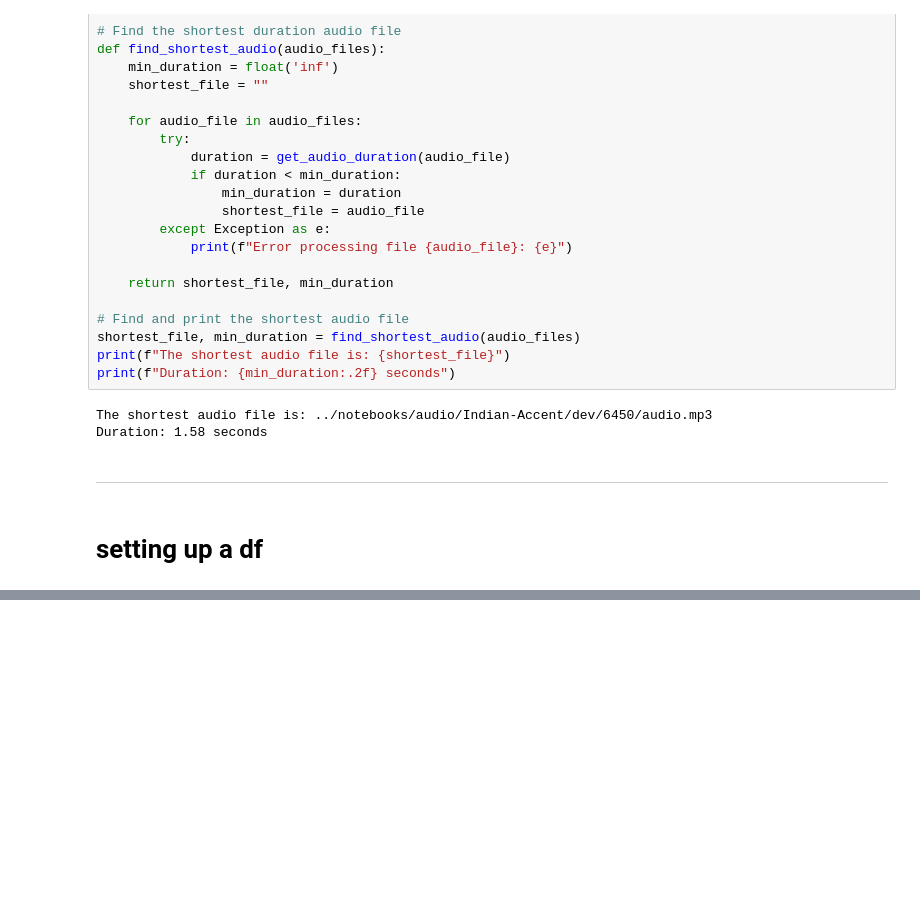
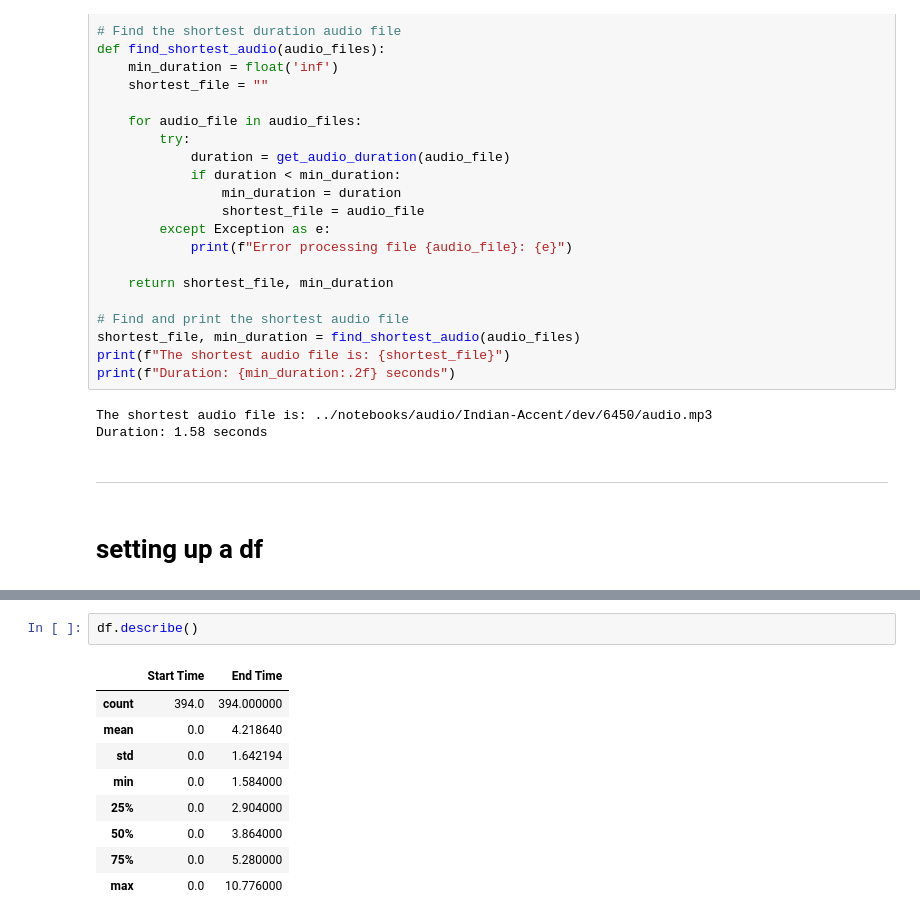
Before and after one commit to NACME-AIML-2024/final-project-dialect-dynamics, a Jupyter notebook: notebooks/indian-accent.ipynb, the cells around one changed output, grey strips where cells are left out. Cells and saved outputs as stored; diff of their text form; blank space fills up the shorter version.

```diff
--- a/notebooks/indian-accent.ipynb
+++ b/notebooks/indian-accent.ipynb
@@ -268,0 +298,12 @@ print(df.head())
+# %%
+df.describe()
+# %% [output]
+|  | Start Time | End Time |
+| count | 394.0 | 394.000000 |
+| mean | 0.0 | 4.218640 |
+| std | 0.0 | 1.642194 |
+| min | 0.0 | 1.584000 |
+| 25% | 0.0 | 2.904000 |
+| 50% | 0.0 | 3.864000 |
+| 75% | 0.0 | 5.280000 |
+| max | 0.0 | 10.776000 |
```
Also changed, not shown: parts of 17 cells of this notebook, 1 other file.
